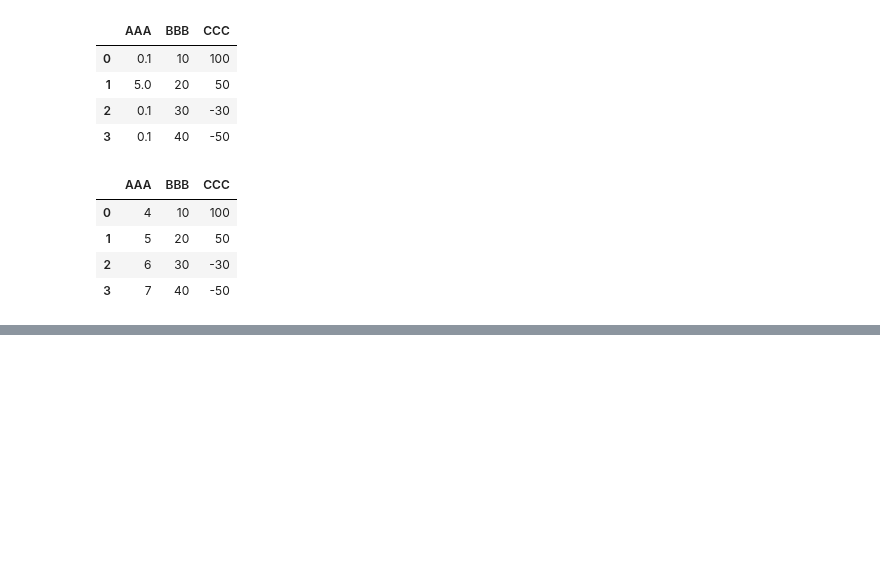
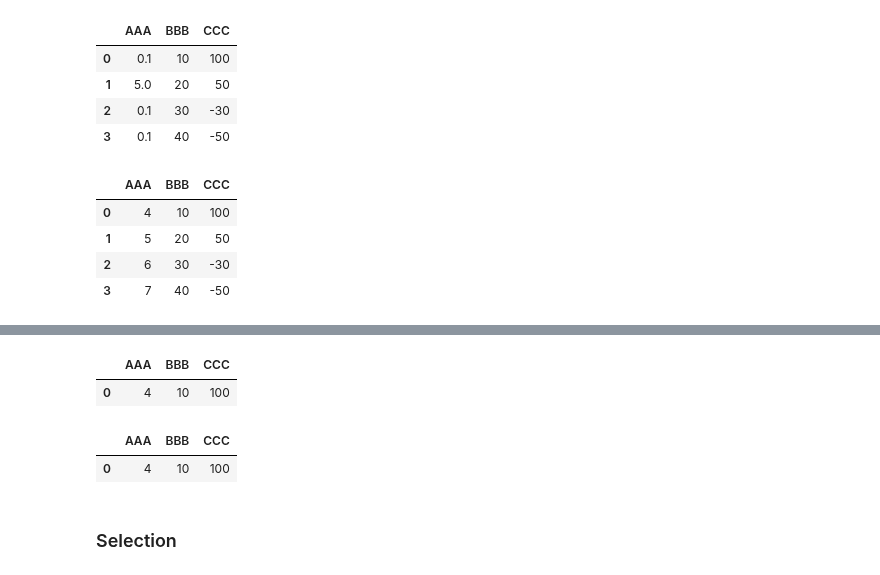
Before and after one commit to onlyabhilash/Feature-Engg, a Jupyter notebook: Pandas/Cooking.ipynb, the cells around one changed output, grey strips where cells are left out. Saved outputs shown, nothing was run; the diff lists cells and outputs as text; code cells hidden in the pictures; blank space fills up the shorter version.

```diff
--- a/Pandas/Cooking.ipynb
+++ b/Pandas/Cooking.ipynb
@@ -153,0 +163,5 @@ df
+# %%
+df = pd.DataFrame(
+   ....:     {"AAA": [4, 5, 6, 7], "BBB": [10, 20, 30, 40], "CCC": [100, 50, -30, -50]}
+   ....: )
+df
@@ -153,0 +174,20 @@ df
+# %%
+Crit1 = df.AAA <= 5.5
+Crit2 = df.BBB == 10.0
+Crit3 = df.CCC > -40.0
+# %%
+AllCrit = Crit1 & Crit2 & Crit3
+df[AllCrit]
+# %% [output]
+|  | AAA | BBB | CCC |
+| 0 | 4 | 10 | 100 |
+# %%
+import functools
+CritList = [Crit1, Crit2, Crit3]
+AllCrit = functools.reduce(lambda x,y : x&y,CritList)
+df[AllCrit]
+# %% [output]
+|  | AAA | BBB | CCC |
+| 0 | 4 | 10 | 100 |
+# %% [markdown]
+### Selection
```
Also changed, not shown: parts of 6 cells of this notebook.
